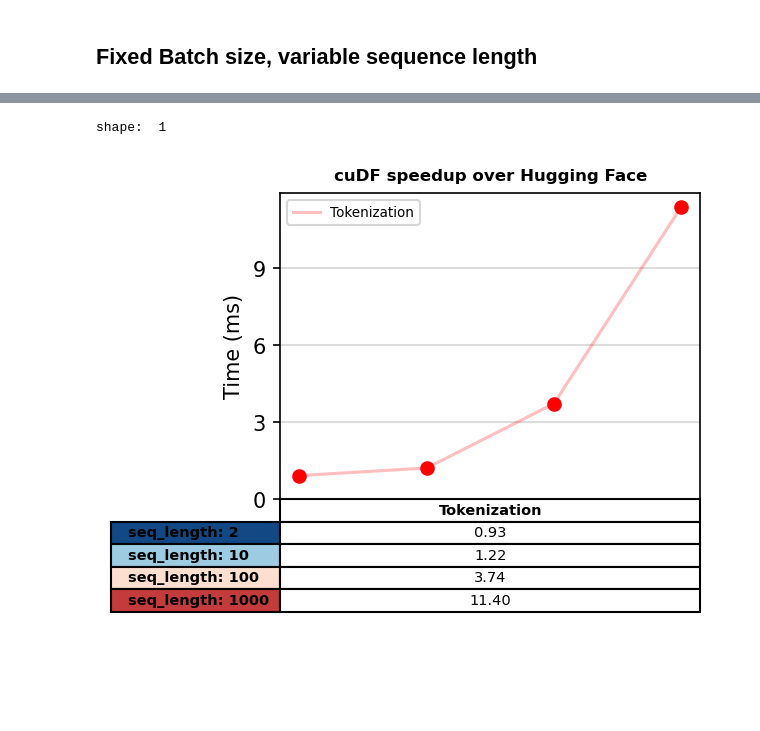
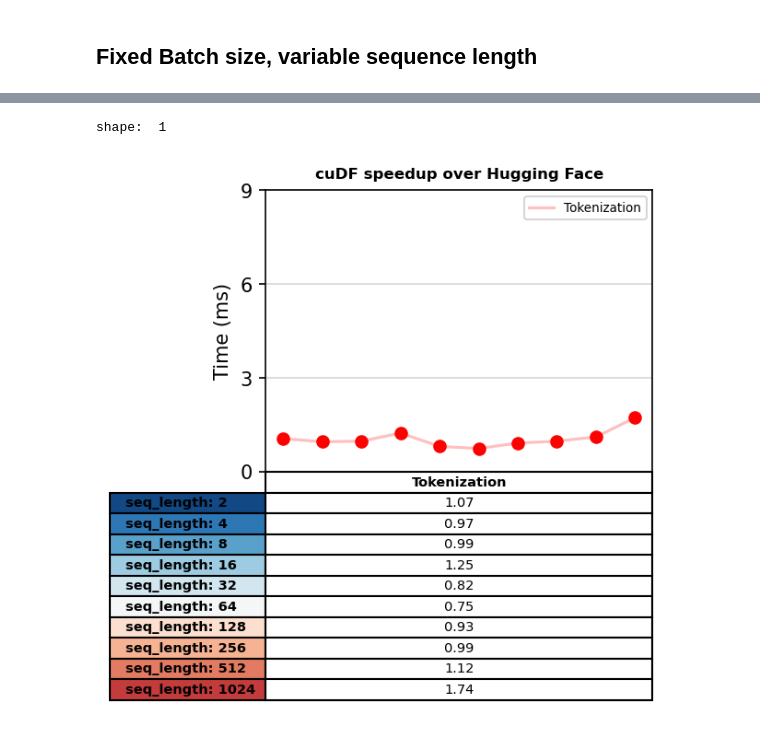
Before and after one commit to ertkonuk/rapids-examples, a Jupyter notebook: rapids_triton_example/triton_client_benchmarks.ipynb, the cells around one changed output, grey strips where cells are left out. Cells and saved outputs as stored; diff of their text form; code cells hidden in the pictures; blank space fills up the shorter version.

```diff
--- a/rapids_triton_example/triton_client_benchmarks.ipynb
+++ b/rapids_triton_example/triton_client_benchmarks.ipynb
@@ -161,5 +355,23 @@ def track_infer_time(buffer: List[int]) -> None:
 # %%
 def prepare_input(sentence='This product is great', lenfac=100, num_seq=100):
+    """A function that repeats the input sentence in two axes.
+
+    Parameters
+    ----------
+    sentence : str, optional
+        An input sentence, by default 'This product is great'
+    lenfac : int, optional
+        The factor that determines how many times the sentence should be repeated long the first dimension.
+            This does not generates another sentence, but rather makes the existing one longer. By default 100
+    num_seq : int, optional
+        Factor to replicate the elongated sentence, by default 100
+        This just repeats the sentence elongate by lenfac parameter to create a batch.
+
+    Returns
+    -------
+    np.array
+        An array of str (sentences)
+    """
 
     log_txt = sentence * lenfac
     log_ls = [log_txt] * num_seq
@@ -183,9 +399,9 @@ lenfac = 64 # seq_length is 256
 num_warmup_runs = 10
 num_bench_runs = 10
 
-# Number of sequences to proces: batch size
-#num_seqs= [2, 10, 100, 1000]
-num_seqs = [2**x for x in range(1,11)]
+# Number of sequences to process: batch size
+num_seqs= [2, 10, 100, 1000]
+#num_seqs = [2**x for x in range(1,11)]
 
 # Run a preprocess (tokenization) or an end-to-end inference request
 modes = ["preprocess", "inference"] # do not put this in the loop to avoid if conditions
@@ -228,7 +444,7 @@ for num_seq in num_seqs:
         # Inference
         mode = modes[1]
         tag = "{}_{}_{}".format(mode, backend, num_seq)
-        model_name = "end_to_end_pytorch_{}".format(backend)
+        model_name = "end_to_end_onnx_{}".format(backend)
 
         # Warm up
         for _ in range(num_warmup_runs):
@@ -391,23 +545,24 @@ results_pre = {}
 
 # Sequence length
 #lenfacs =  [2, 10, 100, 1000]
+#lenfacs =  [2, 4, 8, 16]
 lenfacs = [2**x for x in range(1,11)]
 
 # Benchmark parameters
 num_warmup_runs = 10
 num_bench_runs = 10
 
-# Number of sequences to proces: batch size
-num_seq = 128
+# Number of sequences to process: batch size
+num_seq = 256
 
 # Run a preprocess (tokenization) or an end-to-end inference request
-modes = ["preprocess", "inference"] # do not put this in the loop to avoid if conditions
+modes = ["preprocess"] # do not put this in the loop to avoid if conditions
 
 # Backends to try: cudf (RAPIDS) vs hugf (Hugging Face)
 backends = ["rapids", "huggingface"]
 
 # Number of experiments
-num_exp = len(num_seqs)
+num_exp = len(lenfacs)
 # Number of modes
 num_modes = len(modes)
 # Number of backends
@@ -434,4 +589,4 @@ for lenfac in lenfacs:
         for _ in range(num_bench_runs):
             with track_infer_time(time_buffer):
                 output = send_preprocess_request(log_ar.squeeze(), model_name=model_name)
-        results[tag] = time_buffer
+        results_pre[tag] = time_buffer
@@ -438,2 +619,7 @@ for lenfac in lenfacs:
+# %%
+# prepare the plot data
+times = 1e3 * np.mean(np.array(list(results_pre.values())), axis=1).reshape((num_modes * num_exp, num_backends))
+rapids_pre_times = times[:, 0].reshape((-1,1))
+huggingface_pre_times = times[:, 1].reshape((-1,1))
 # %%
 
@@ -451,11 +637,11 @@ shape:  2
 # %%
 value_range = np.arange(0, 12, 3)
 speedups = (huggingface_pre_times/rapids_pre_times).reshape(-1,1)
 columns = ('Tokenization','')
 title = 'cuDF speedup over Hugging Face'
 legend=['Tokenization']
 rowlabel = "seq_length"
-plot_results(speedups, num_seqs, value_range, title, columns, legend, rowlabel, figsize=(4,3))
+plot_results(speedups, lenfacs, value_range, title, columns, legend, rowlabel, figsize=(4,3))
 # %% [output]
 shape:  1
-[figure, old version]
+[figure, new version]
```
Also changed, not shown: parts of 30 cells of this notebook, 8 other files.
